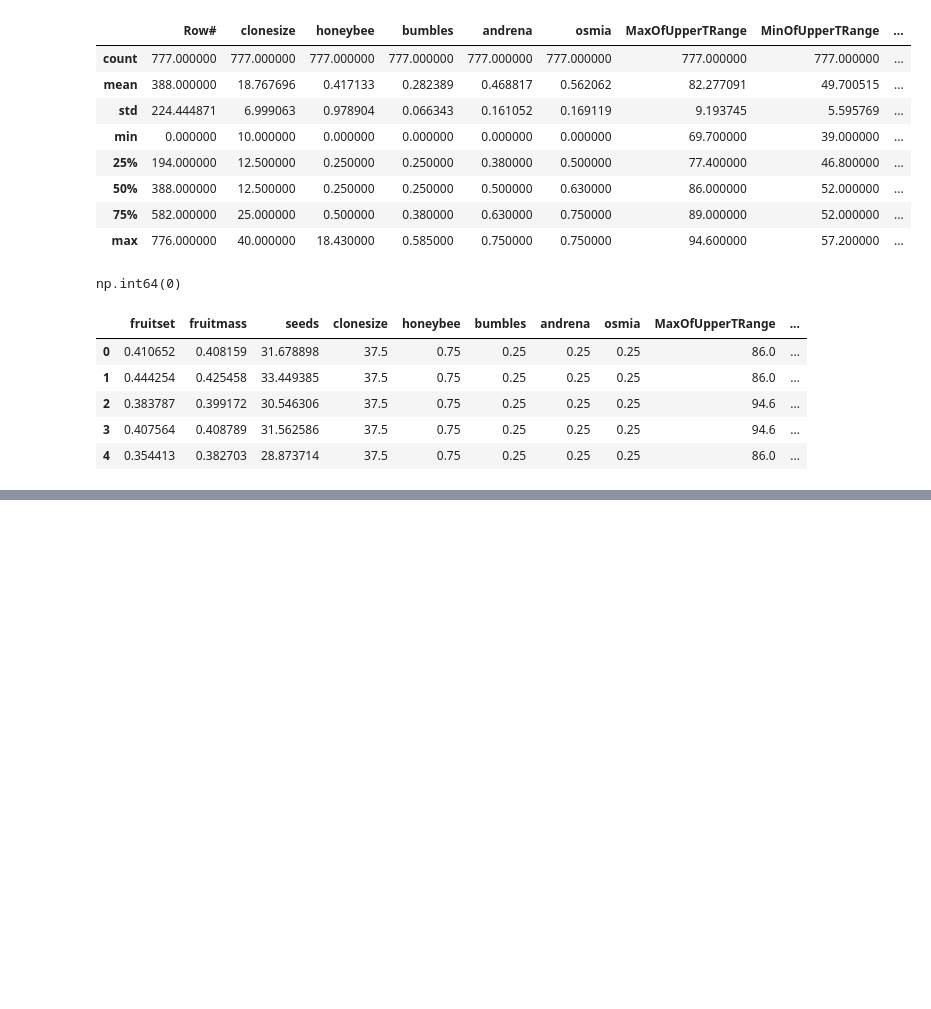
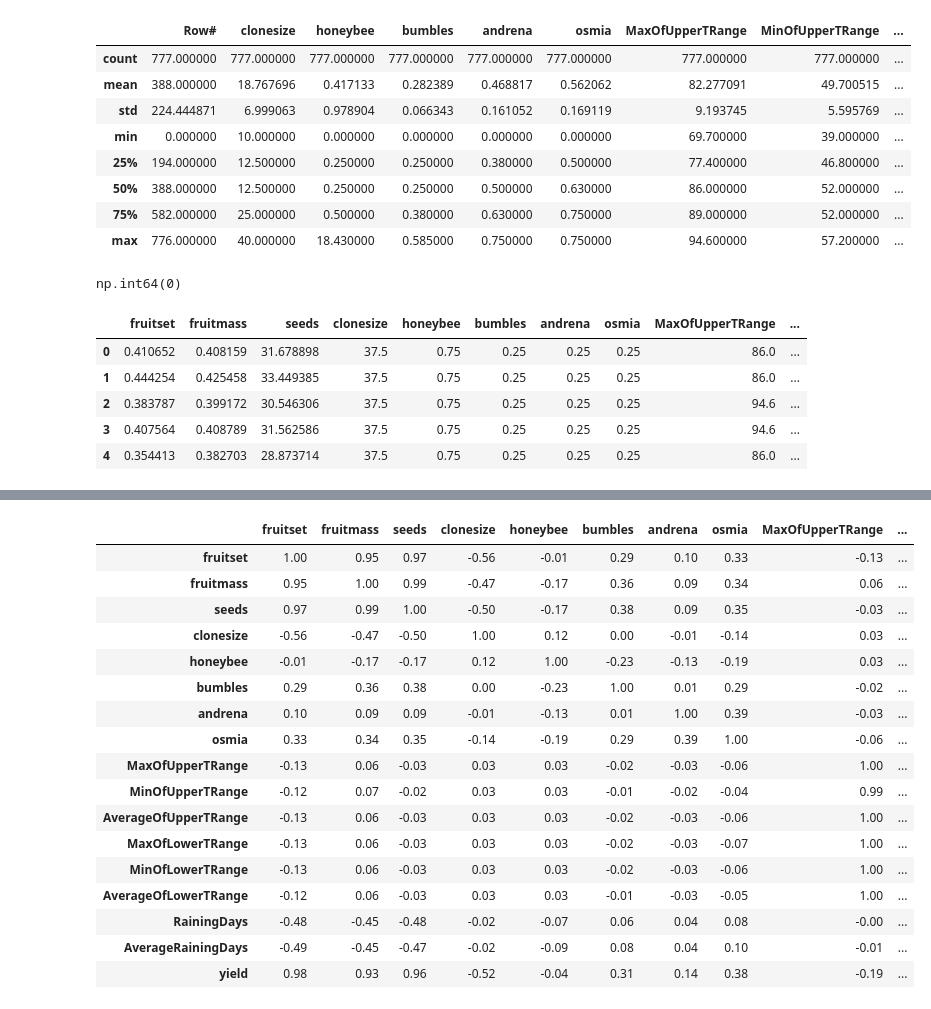
Before and after one commit to matveyyaros/Project-activities-case-9, a Jupyter notebook: notebooks/praktika.ipynb, the cells around one changed output, grey strips where cells are left out. Cells and saved outputs as stored; diff of their text form; code cells hidden in the pictures; blank space fills up the shorter version.

```diff
--- a/notebooks/praktika.ipynb
+++ b/notebooks/praktika.ipynb
@@ -86,3 +86,25 @@ df_ready.describe()
 | 50% | 0.508297 | 0.445587 | 36.166044 | 12.500000 | 0.250000 | 0.250000 | 0.500000 | 0.630000 | 86.000000 | ... |
 | 75% | 0.561297 | 0.476149 | 39.239668 | 25.000000 | 0.500000 | 0.380000 | 0.630000 | 0.750000 | 89.000000 | ... |
 | max | 0.652144 | 0.535660 | 46.585105 | 40.000000 | 18.430000 | 0.585000 | 0.750000 | 0.750000 | 94.600000 | ... |
+# %%
+corr_matrix = df_ready.corr().round(2)
+corr_matrix
+# %% [output]
+|  | fruitset | fruitmass | seeds | clonesize | honeybee | bumbles | andrena | osmia | MaxOfUpperTRange | ... |
+| fruitset | 1.00 | 0.95 | 0.97 | -0.56 | -0.01 | 0.29 | 0.10 | 0.33 | -0.13 | ... |
+| fruitmass | 0.95 | 1.00 | 0.99 | -0.47 | -0.17 | 0.36 | 0.09 | 0.34 | 0.06 | ... |
+| seeds | 0.97 | 0.99 | 1.00 | -0.50 | -0.17 | 0.38 | 0.09 | 0.35 | -0.03 | ... |
+| clonesize | -0.56 | -0.47 | -0.50 | 1.00 | 0.12 | 0.00 | -0.01 | -0.14 | 0.03 | ... |
+| honeybee | -0.01 | -0.17 | -0.17 | 0.12 | 1.00 | -0.23 | -0.13 | -0.19 | 0.03 | ... |
+| bumbles | 0.29 | 0.36 | 0.38 | 0.00 | -0.23 | 1.00 | 0.01 | 0.29 | -0.02 | ... |
+| andrena | 0.10 | 0.09 | 0.09 | -0.01 | -0.13 | 0.01 | 1.00 | 0.39 | -0.03 | ... |
+| osmia | 0.33 | 0.34 | 0.35 | -0.14 | -0.19 | 0.29 | 0.39 | 1.00 | -0.06 | ... |
+| MaxOfUpperTRange | -0.13 | 0.06 | -0.03 | 0.03 | 0.03 | -0.02 | -0.03 | -0.06 | 1.00 | ... |
+| MinOfUpperTRange | -0.12 | 0.07 | -0.02 | 0.03 | 0.03 | -0.01 | -0.02 | -0.04 | 0.99 | ... |
+| AverageOfUpperTRange | -0.13 | 0.06 | -0.03 | 0.03 | 0.03 | -0.02 | -0.03 | -0.06 | 1.00 | ... |
+| MaxOfLowerTRange | -0.13 | 0.06 | -0.03 | 0.03 | 0.03 | -0.02 | -0.03 | -0.07 | 1.00 | ... |
+| MinOfLowerTRange | -0.13 | 0.06 | -0.03 | 0.03 | 0.03 | -0.02 | -0.03 | -0.06 | 1.00 | ... |
+| AverageOfLowerTRange | -0.12 | 0.06 | -0.03 | 0.03 | 0.03 | -0.01 | -0.03 | -0.05 | 1.00 | ... |
+| RainingDays | -0.48 | -0.45 | -0.48 | -0.02 | -0.07 | 0.06 | 0.04 | 0.08 | -0.00 | ... |
+| AverageRainingDays | -0.49 | -0.45 | -0.47 | -0.02 | -0.09 | 0.08 | 0.04 | 0.10 | -0.01 | ... |
+| yield | 0.98 | 0.93 | 0.96 | -0.52 | -0.04 | 0.31 | 0.14 | 0.38 | -0.19 | ... |
```
Also changed, not shown: parts of 2 cells of this notebook.
